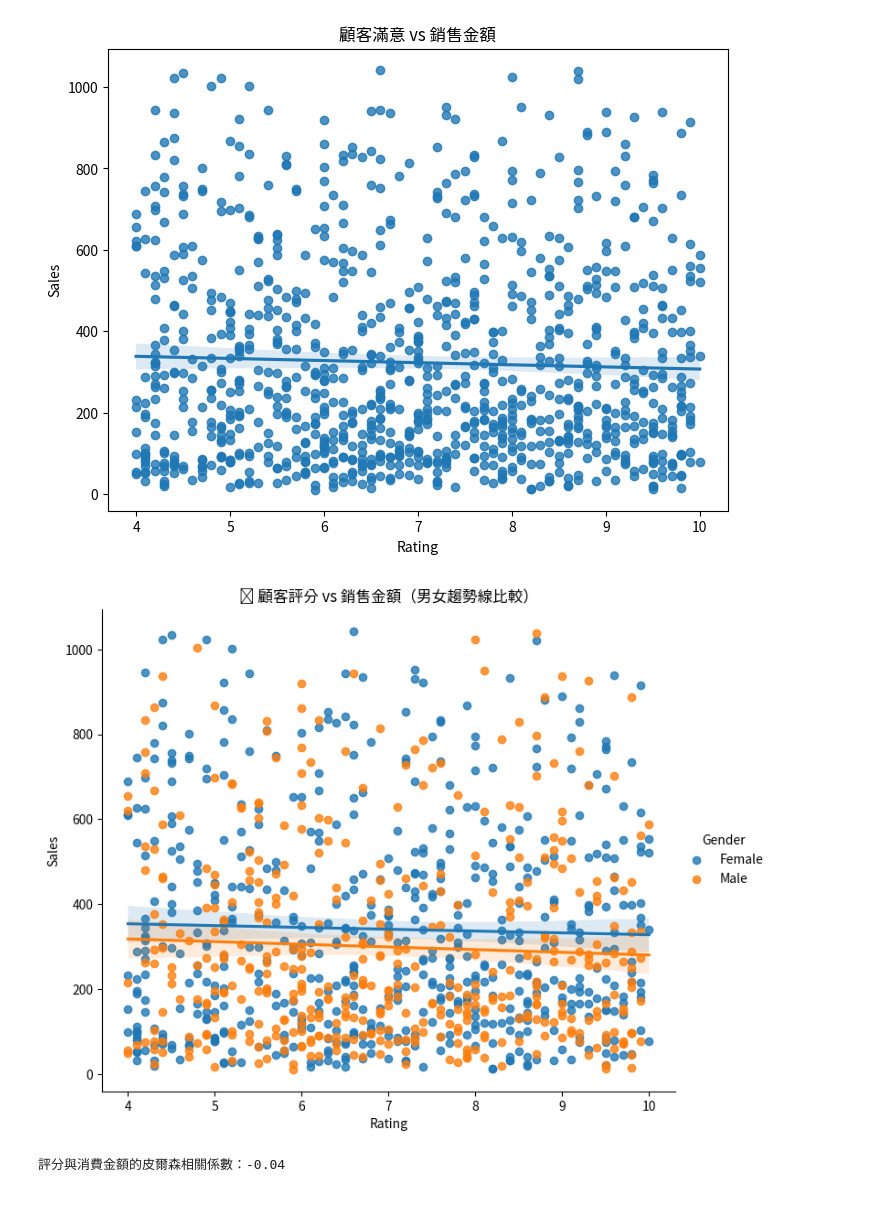
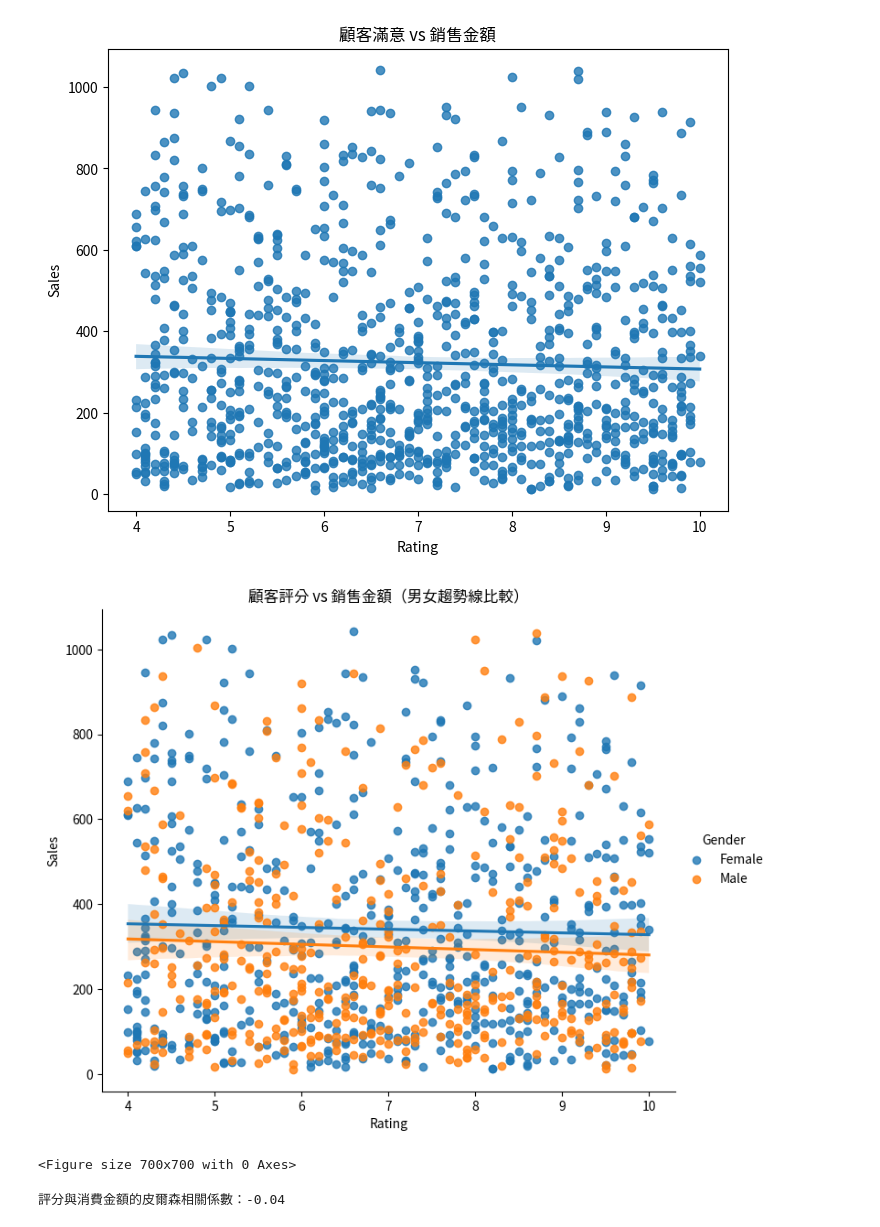
Before and after one commit to rerebebeccacca/supermarket-sales-analysis, a Jupyter notebook: notebooks/supermarket_sale.ipynb, the cells around one changed output. Saved outputs shown, nothing was run; the diff lists cells and outputs as text; code cells hidden in the pictures.

```diff
--- a/notebooks/supermarket_sale.ipynb
+++ b/notebooks/supermarket_sale.ipynb
@@ -220,11 +234,13 @@ plt.show()
 # %%
 #針對不同性別畫不同的趨勢線（例如男、女）
 sns.lmplot(data=df, x='Rating', y='Sales', hue='Gender', height=6, aspect=1.2)
 #height	圖表高度（單位：英吋）,aspect	長寬比例（1.2 表示比正方形略寬）
-plt.title('💬 顧客評分 vs 銷售金額（男女趨勢線比較）')
+plt.title('顧客評分 vs 銷售金額（男女趨勢線比較）')
 plt.show()
+plt.savefig("ratingVSsale_total(gender_compare)")
 # %% [output]
-[figure, old version]
+[figure, new version]
+<Figure size 700x700 with 0 Axes>
 # %%
 #計算評分與金額的相關性
 corr = df['Rating'].corr(df['Sales'])
```
Also changed, not shown: parts of 78 cells of this notebook.
